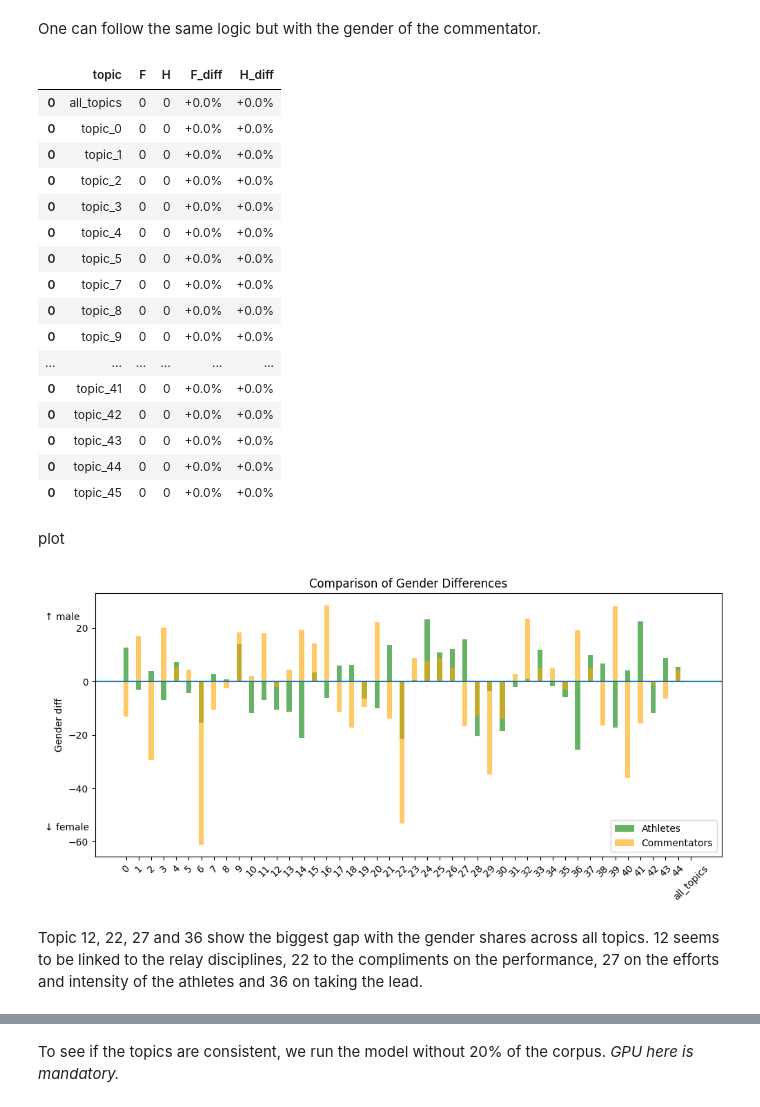
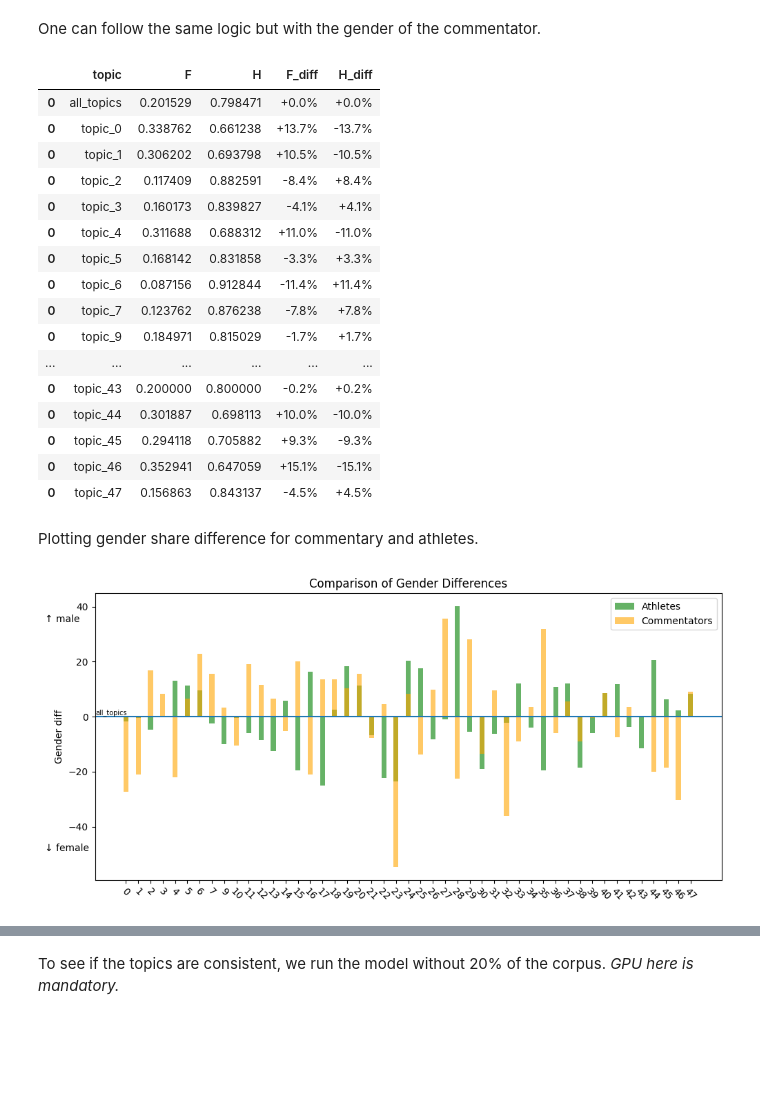
Before and after one commit to lucas-cumunel/PESSD-GBOGC, a Jupyter notebook: topic_modeling.ipynb, the cells around one changed output, grey strips where cells are left out. Cells and saved outputs as stored; diff of their text form; code cells hidden in the pictures; blank space fills up the shorter version.

```diff
--- a/topic_modeling.ipynb
+++ b/topic_modeling.ipynb
@@ -39,9 +39,10 @@ import os
 data_path = "PESSD/biath/"
 
 df = pd.DataFrame()
-for file in os.listdir(data_path) :
-    temp = pd.read_csv(data_path+file)
-    df = pd.concat([df,temp])
+for file in os.listdir(data_path):
+    if file.endswith(".csv"):
+        temp = pd.read_csv(os.path.join(data_path, file))
+        df = pd.concat([df, temp])
 # %% [markdown]
 Small preporcessing : removing non relevant texts, nouns, stopwords and splitting interventions into sentences.
 # %%
@@ -348,24 +344,24 @@ cdf.sort_values(
 )
 # %% [output]
 |  | topic | F | H | F_diff | H_diff |
-| 0 | all_topics | 0 | 0 | +0.0% | +0.0% |
-| 0 | topic_0 | 0 | 0 | +0.0% | +0.0% |
-| 0 | topic_1 | 0 | 0 | +0.0% | +0.0% |
-| 0 | topic_2 | 0 | 0 | +0.0% | +0.0% |
-| 0 | topic_3 | 0 | 0 | +0.0% | +0.0% |
-| 0 | topic_4 | 0 | 0 | +0.0% | +0.0% |
-| 0 | topic_5 | 0 | 0 | +0.0% | +0.0% |
-| 0 | topic_7 | 0 | 0 | +0.0% | +0.0% |
-| 0 | topic_8 | 0 | 0 | +0.0% | +0.0% |
-| 0 | topic_9 | 0 | 0 | +0.0% | +0.0% |
+| 0 | all_topics | 0.201529 | 0.798471 | +0.0% | +0.0% |
+| 0 | topic_0 | 0.338762 | 0.661238 | +13.7% | -13.7% |
+| 0 | topic_1 | 0.306202 | 0.693798 | +10.5% | -10.5% |
+| 0 | topic_2 | 0.117409 | 0.882591 | -8.4% | +8.4% |
+| 0 | topic_3 | 0.160173 | 0.839827 | -4.1% | +4.1% |
+| 0 | topic_4 | 0.311688 | 0.688312 | +11.0% | -11.0% |
+| 0 | topic_5 | 0.168142 | 0.831858 | -3.3% | +3.3% |
+| 0 | topic_6 | 0.087156 | 0.912844 | -11.4% | +11.4% |
+| 0 | topic_7 | 0.123762 | 0.876238 | -7.8% | +7.8% |
+| 0 | topic_9 | 0.184971 | 0.815029 | -1.7% | +1.7% |
 | ... | ... | ... | ... | ... | ... |
-| 0 | topic_41 | 0 | 0 | +0.0% | +0.0% |
-| 0 | topic_42 | 0 | 0 | +0.0% | +0.0% |
-| 0 | topic_43 | 0 | 0 | +0.0% | +0.0% |
-| 0 | topic_44 | 0 | 0 | +0.0% | +0.0% |
-| 0 | topic_45 | 0 | 0 | +0.0% | +0.0% |
+| 0 | topic_43 | 0.200000 | 0.800000 | -0.2% | +0.2% |
+| 0 | topic_44 | 0.301887 | 0.698113 | +10.0% | -10.0% |
+| 0 | topic_45 | 0.294118 | 0.705882 | +9.3% | -9.3% |
+| 0 | topic_46 | 0.352941 | 0.647059 | +15.1% | -15.1% |
+| 0 | topic_47 | 0.156863 | 0.843137 | -4.5% | +4.5% |
 # %% [markdown]
-plot
+Plotting gender share difference for commentary and athletes.
 # %%
 import pandas as pd
 import matplotlib.pyplot as plt
@@ -373,35 +369,48 @@ import numpy as np
 
 def prepare_df(df):
     df = df.copy()
     for col in ['F_diff', 'H_diff']:
         df[col] = df[col].str.replace('%', '').astype(float)
     # single metric: male vs female dominance
     df['gender_diff'] = df['H_diff'] - df['F_diff']
     return df
 
 adf_p = prepare_df(adf)
 cdf_p = prepare_df(cdf)
 
+adf_p = adf_p.sort_values(
+    by='topic',
+    key=lambda s: s.str.extract(r'(\d+)')[0].astype(float).fillna(-1)
+)
+
+cdf_p = cdf_p.sort_values(
+    by='topic',
+    key=lambda s: s.str.extract(r'(\d+)')[0].astype(float).fillna(-1)
+)
+
+adf_p = adf_p[adf_p['topic'] != 'all_topics']
+
+
+cdf_p = cdf_p[cdf_p['topic'] != 'all_topics']
+
 x = np.arange(len(adf_p['topic']))
 
 plt.figure(figsize=(10,5))
 
 # Plot both with slight offset + transparency
 plt.bar(x, adf_p['gender_diff'], width=0.4, alpha=0.6, label='Athletes', color='green')
 plt.bar(x, cdf_p['gender_diff'], width=0.4, alpha=0.6, label='Commentators', color='orange')
+plt.text(0.1, 0.7, "all_topics", rotation=0, ha='right', fontsize=7)
 
 plt.axhline(0)
-plt.xticks(x, adf_p['topic'].str.replace("topic_",""), rotation=45)
+plt.xticks(x, adf_p['topic'].str.replace("topic_",""), rotation=-45)
 plt.ylabel("Gender diff")
 plt.title("Comparison of Gender Differences")
 plt.annotate("↑ male", xy=(-0.08, 0.9), xycoords='axes fraction', fontsize=10)
 plt.annotate("↓ female", xy=(-0.08, 0.1), xycoords='axes fraction', fontsize=10)
 plt.legend()
 
 plt.tight_layout()
 plt.show()
 # %% [output]
-[figure, old version]
+[figure, new version]
-# %% [markdown]
-Topic 12, 22, 27 and 36 show the biggest gap with the gender shares across all topics.
-12 seems to be linked to the relay disciplines, 22 to the compliments on the performance, 27 on the efforts and intensity of the athletes and 36 on taking the lead.
```
Also changed, not shown: parts of 14 cells of this notebook, 1 other file.
